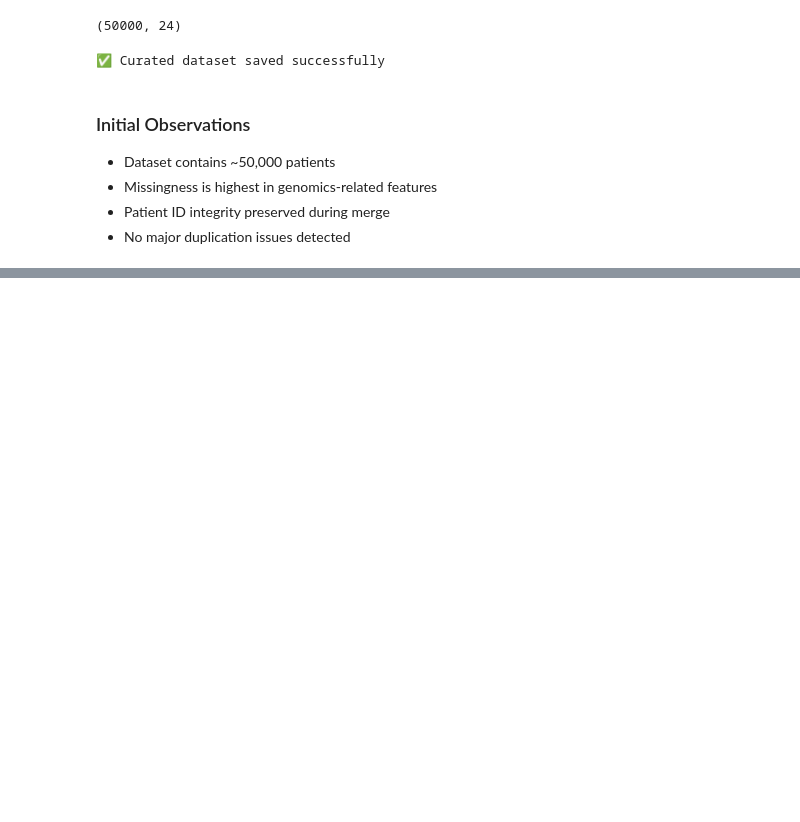
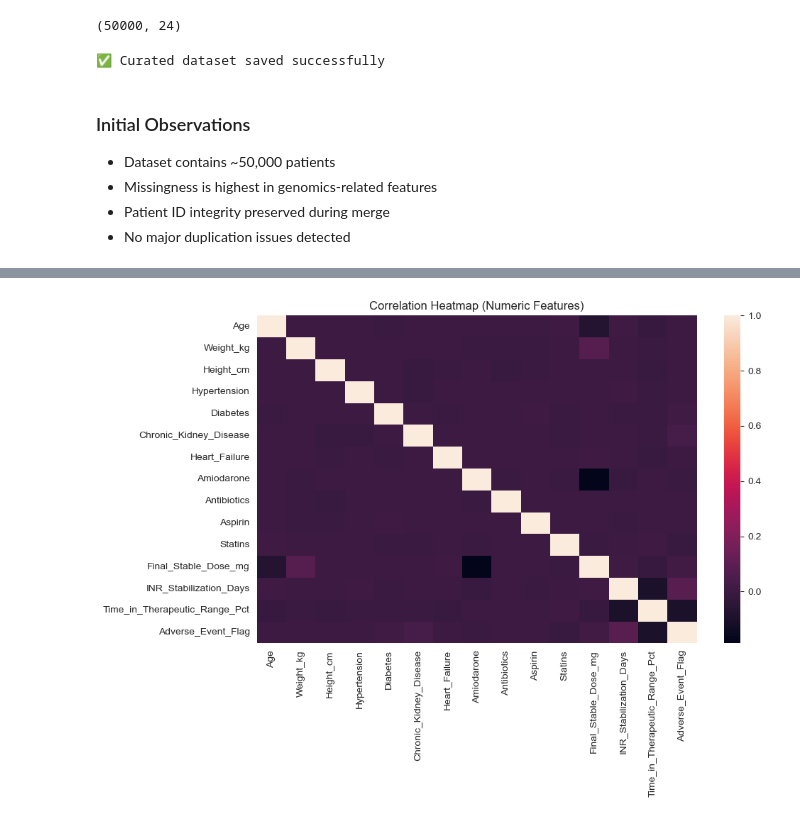
Before and after one commit to caspergeorge07/AMDARI-internship---Genexahealth-warfarin-ds, a Jupyter notebook: notebooks/01_eda_and_preparation.ipynb, the cells around one changed output, grey strips where cells are left out. Cells and saved outputs as stored; diff of their text form; code cells hidden in the pictures; blank space fills up the shorter version.

```diff
--- a/notebooks/01_eda_and_preparation.ipynb
+++ b/notebooks/01_eda_and_preparation.ipynb
@@ -141,0 +227,21 @@ print("✅ Curated dataset saved successfully")
+# %%
+# ----------------------------
+# Imports for analysis
+# ----------------------------
+import pandas as pd
+import numpy as np
+
+import matplotlib.pyplot as plt
+import seaborn as sns
+
+from pathlib import Path
+import warnings
+
+# (This warning is from seaborn internals and does not affect results.)
+warnings.filterwarnings("ignore", category=FutureWarning)
+
+# Make tables easier to read
+pd.set_option("display.max_columns", 200)
+
+# Set plot style
+sns.set_style("whitegrid")
@@ -141,0 +483,9 @@ print("✅ Curated dataset saved successfully")
+# %%
+numeric_df = df.select_dtypes(include=["int64", "float64"])
+
+plt.figure(figsize=(10, 6))
+sns.heatmap(numeric_df.corr(), annot=False)
+plt.title("Correlation Heatmap (Numeric Features)")
+plt.show()
+# %% [output]
+[figure, added]
```
Also changed, not shown: parts of 19 cells of this notebook, 1 other file.
